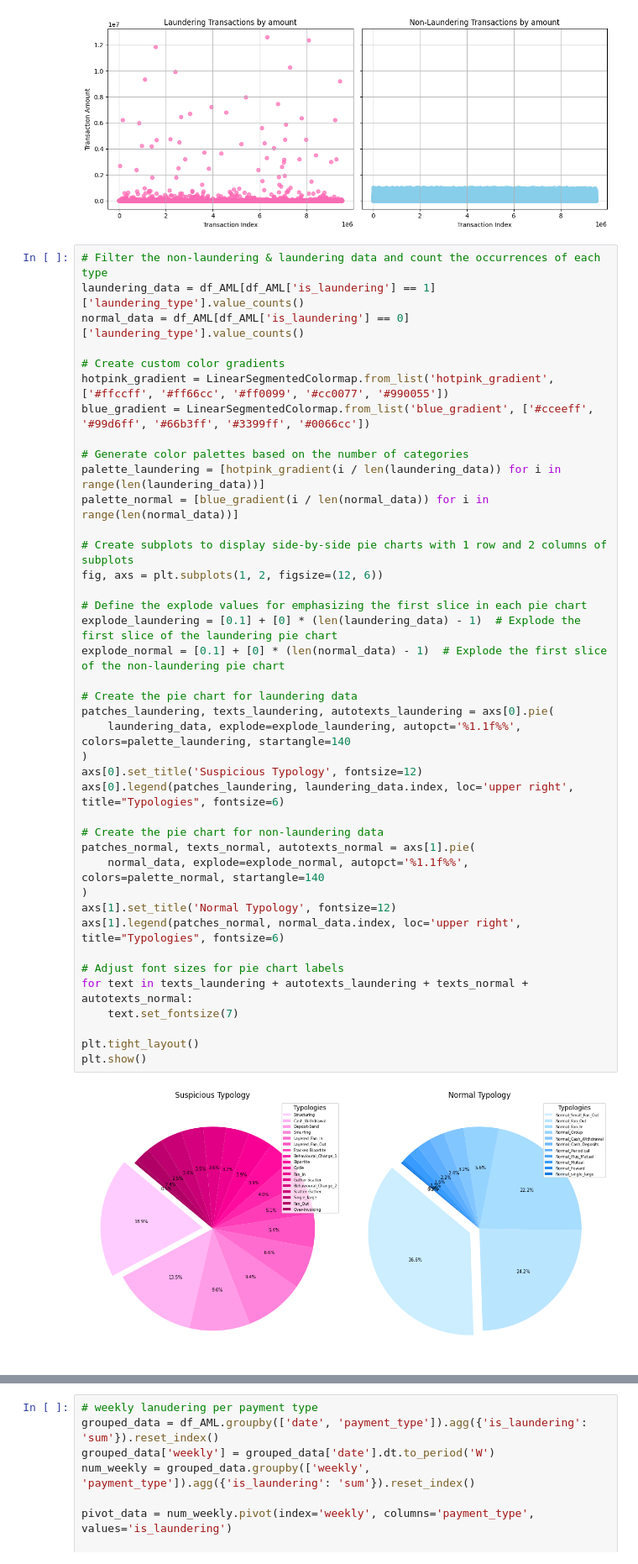
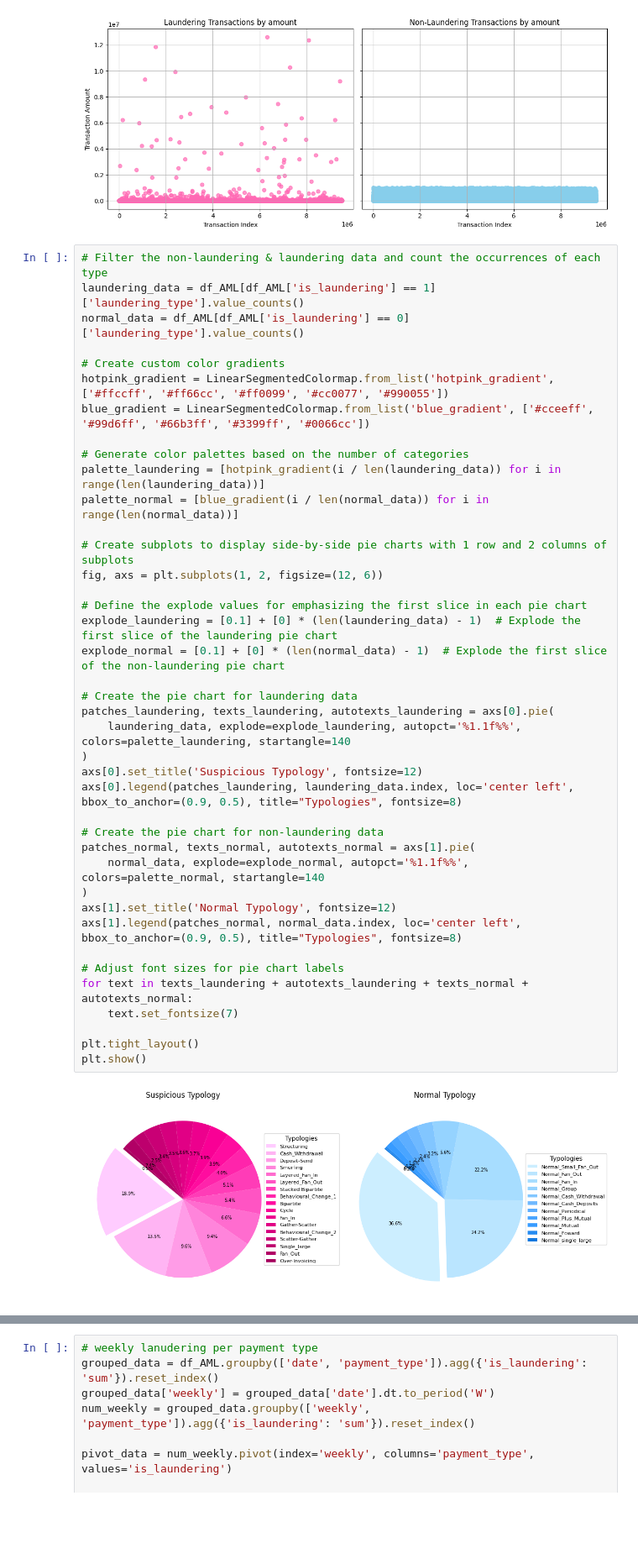
Before and after one commit to Veewy/AML, a Jupyter notebook: AML_1)_EDA,Data_Prep.ipynb, the cells around one changed output, grey strips where cells are left out. Shown at 84% size. Drawn from its saved outputs; the diff is of its cells as text; blank space fills up the shorter version.

```diff
--- a/AML_1)_EDA,Data_Prep.ipynb
+++ b/AML_1)_EDA,Data_Prep.ipynb
@@ -611,36 +612,36 @@ blue_gradient = LinearSegmentedColormap.from_list('blue_gradient', ['#cceeff', '
 # Generate color palettes based on the number of categories
 palette_laundering = [hotpink_gradient(i / len(laundering_data)) for i in range(len(laundering_data))]
 palette_normal = [blue_gradient(i / len(normal_data)) for i in range(len(normal_data))]
 
 # Create subplots to display side-by-side pie charts with 1 row and 2 columns of subplots
 fig, axs = plt.subplots(1, 2, figsize=(12, 6))
 
 # Define the explode values for emphasizing the first slice in each pie chart
 explode_laundering = [0.1] + [0] * (len(laundering_data) - 1)  # Explode the first slice of the laundering pie chart
 explode_normal = [0.1] + [0] * (len(normal_data) - 1)  # Explode the first slice of the non-laundering pie chart
 
 # Create the pie chart for laundering data
 patches_laundering, texts_laundering, autotexts_laundering = axs[0].pie(
     laundering_data, explode=explode_laundering, autopct='%1.1f%%', colors=palette_laundering, startangle=140
 )
 axs[0].set_title('Suspicious Typology', fontsize=12)
-axs[0].legend(patches_laundering, laundering_data.index, loc='upper right', title="Typologies", fontsize=6)
+axs[0].legend(patches_laundering, laundering_data.index, loc='center left', bbox_to_anchor=(0.9, 0.5), title="Typologies", fontsize=8)
 
 # Create the pie chart for non-laundering data
 patches_normal, texts_normal, autotexts_normal = axs[1].pie(
     normal_data, explode=explode_normal, autopct='%1.1f%%', colors=palette_normal, startangle=140
 )
 axs[1].set_title('Normal Typology', fontsize=12)
-axs[1].legend(patches_normal, normal_data.index, loc='upper right', title="Typologies", fontsize=6)
+axs[1].legend(patches_normal, normal_data.index, loc='center left', bbox_to_anchor=(0.9, 0.5), title="Typologies", fontsize=8)
 
 # Adjust font sizes for pie chart labels
 for text in texts_laundering + autotexts_laundering + texts_normal + autotexts_normal:
     text.set_fontsize(7)
 
 plt.tight_layout()
 plt.show()
 # %% [output]
-[figure, old version]
+[figure, new version]
 # %%
 # laundering transactions by currency
 laundering_data = df_AML[df_AML['is_laundering'] == 1]
```
Also changed, not shown: parts of 21 cells of this notebook.
